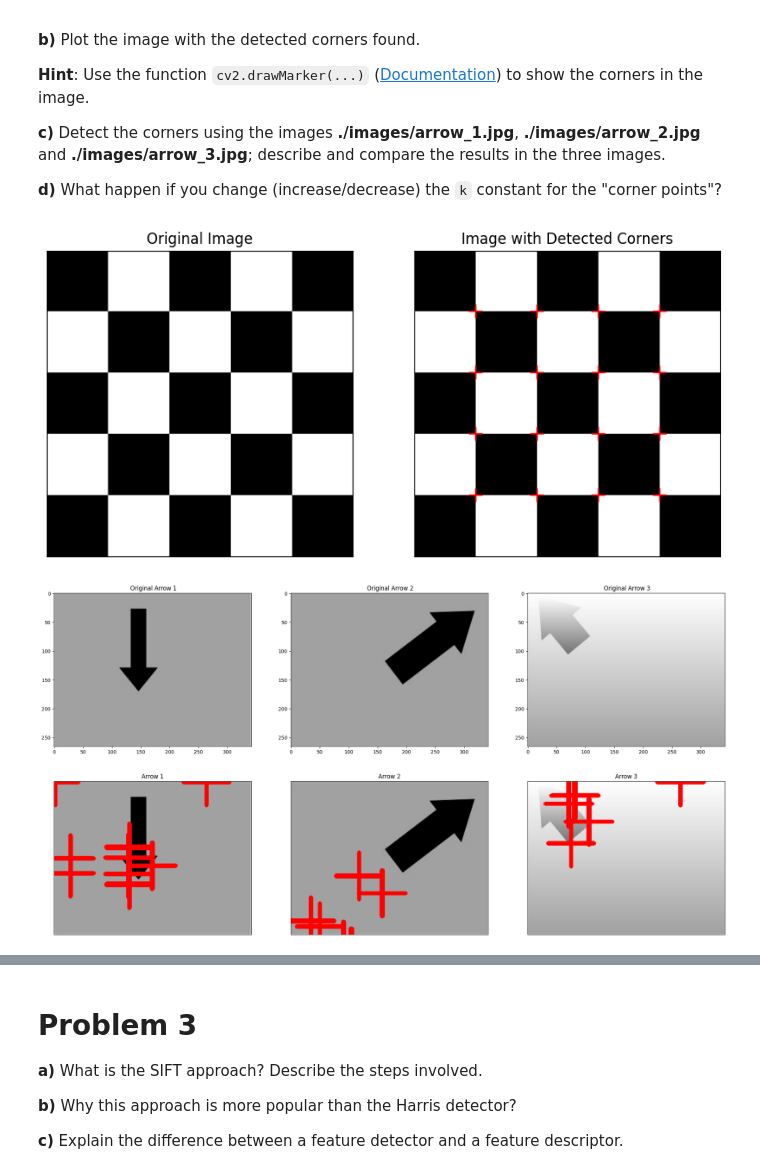
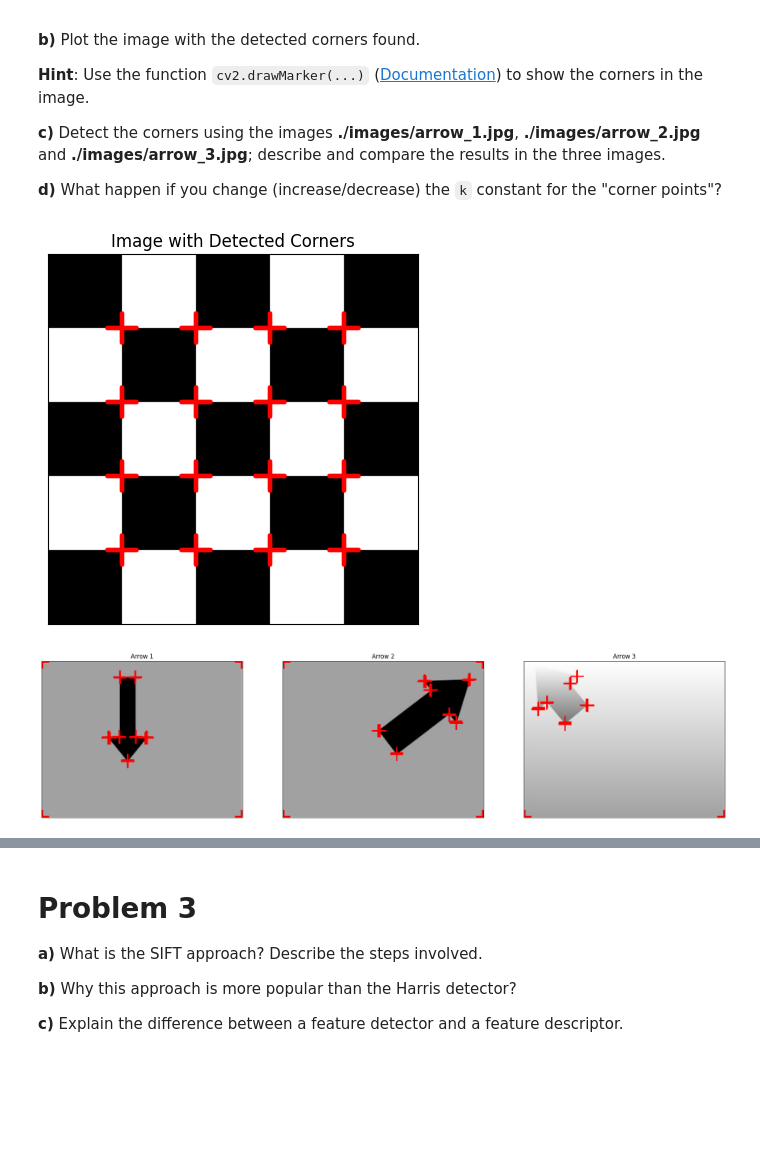
Before and after one commit to Pappol/AIS_notes, a Jupyter notebook: Image processing(Stavanger)/Lab6/LABexc6-ELE510-2023.ipynb, the cells around one changed output, grey strips where cells are left out. Drawn from its saved outputs; the diff is of its cells as text; code cells hidden in the pictures; blank space fills up the shorter version.

```diff
--- a/Image processing(Stavanger)/Lab6/LABexc6-ELE510-2023.ipynb
+++ b/Image processing(Stavanger)/Lab6/LABexc6-ELE510-2023.ipynb
@@ -192,58 +192,51 @@ One of the most popular approaches to feature detection is the **Harris corner d
 
 **d)** What happen if you change (increase/decrease) the `k` constant for the "corner points"?
 # %%
-def detect_and_draw_corners(image):
+def detect_and_draw_corners(image, marker_size, thikness, block_size=3, ksize=3, k=0.04, verbose=False):
     gray = cv2.cvtColor(image, cv2.COLOR_BGR2GRAY)
 
-    harris = cv2.cornerHarris(gray, 2, 3, 0.08)
+    harris = cv2.cornerHarris(gray, block_size, ksize, k)
 
-    # Find corner positions
-    threshold = 0.01 * harris.max()
-    corner_image = np.zeros_like(image)
-    corner_image[harris > threshold] = 255
+    corners = np.where(harris > 0.001 * harris.max())
 
-    coords = np.column_stack(np.where(harris > threshold))
+    if verbose:
+        #print the number of corners found
+        print("Number of corners found: {}".format(len(corners[0])))
 
     # Create an image copy for drawing markers
     image_with_markers = image.copy()
 
-    for coord in coords:
-        cv2.drawMarker(image_with_markers, tuple(coord), (255, 0, 0), markerType=cv2.MARKER_CROSS, markerSize=80, thickness=5)
+    for y, x in zip(*corners):
+        cv2.drawMarker(image_with_markers, (x, y), color=(255, 0, 0), markerType=cv2.MARKER_CROSS, markerSize=marker_size, thickness=thikness)
 
     return image_with_markers
 # %%
 image = cv2.imread("images/chessboard.png")
 
-image_with_markers = detect_and_draw_corners(image)
+image_with_markers = detect_and_draw_corners(image, 150, 20)
 
 # Display the images
-plt.figure(figsize=(10, 10))
-plt.subplot(121), plt.imshow(image, cmap='gray')
-plt.title('Original Image'), plt.xticks([]), plt.yticks([])
-plt.subplot(122), plt.imshow(image_with_markers)
+plt.imshow(image_with_markers)
 plt.title('Image with Detected Corners'), plt.xticks([]), plt.yticks([])
 plt.show()
 
 # Load the additional images
 arrow_images = [
     cv2.imread("./images/arrow_1.jpg"),
     cv2.imread("./images/arrow_2.jpg"),
     cv2.imread("./images/arrow_3.jpg")
 ]
 
 # Process and display the corner detection results for each arrow image
 plt.figure(figsize=(25, 20))
 for i, arrow_image in enumerate(arrow_images):
-    result_image = detect_and_draw_corners(arrow_image)
-    plt.subplot(3, 3, i + 1)
-    plt.imshow(arrow_image)
-    plt.title(f' Original Arrow {i+1}')
-    plt.subplot(3, 3, i + 4)
+    result_image = detect_and_draw_corners(arrow_image, 20, 1)
+    plt.subplot(1, 3, i + 1)
     plt.imshow(result_image)
     plt.title(f'Arrow {i+1}')
     plt.xticks([]), plt.yticks([])
 
 plt.show()
 # %% [output]
-[figure, old version]
+[figure, new version]
-[figure, old version]
+[figure, new version]
```
Also changed, not shown: parts of 2 cells of this notebook, 3 other files.
